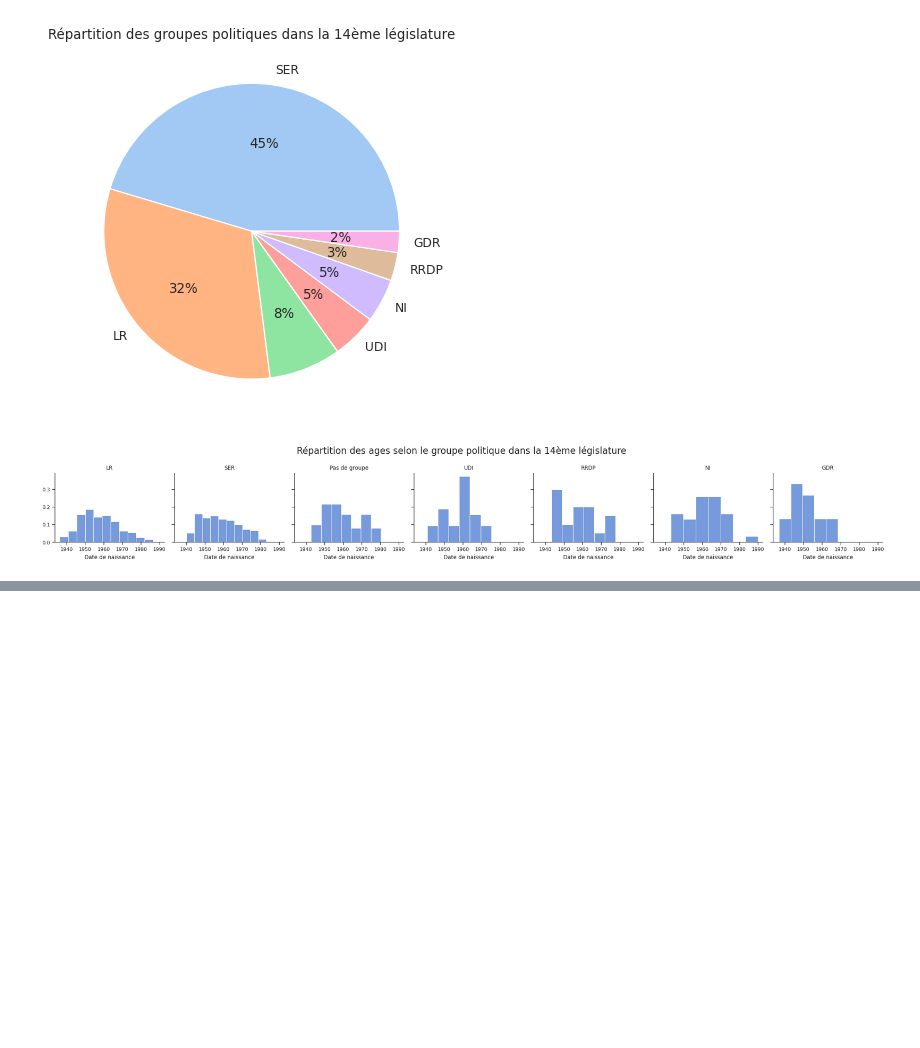
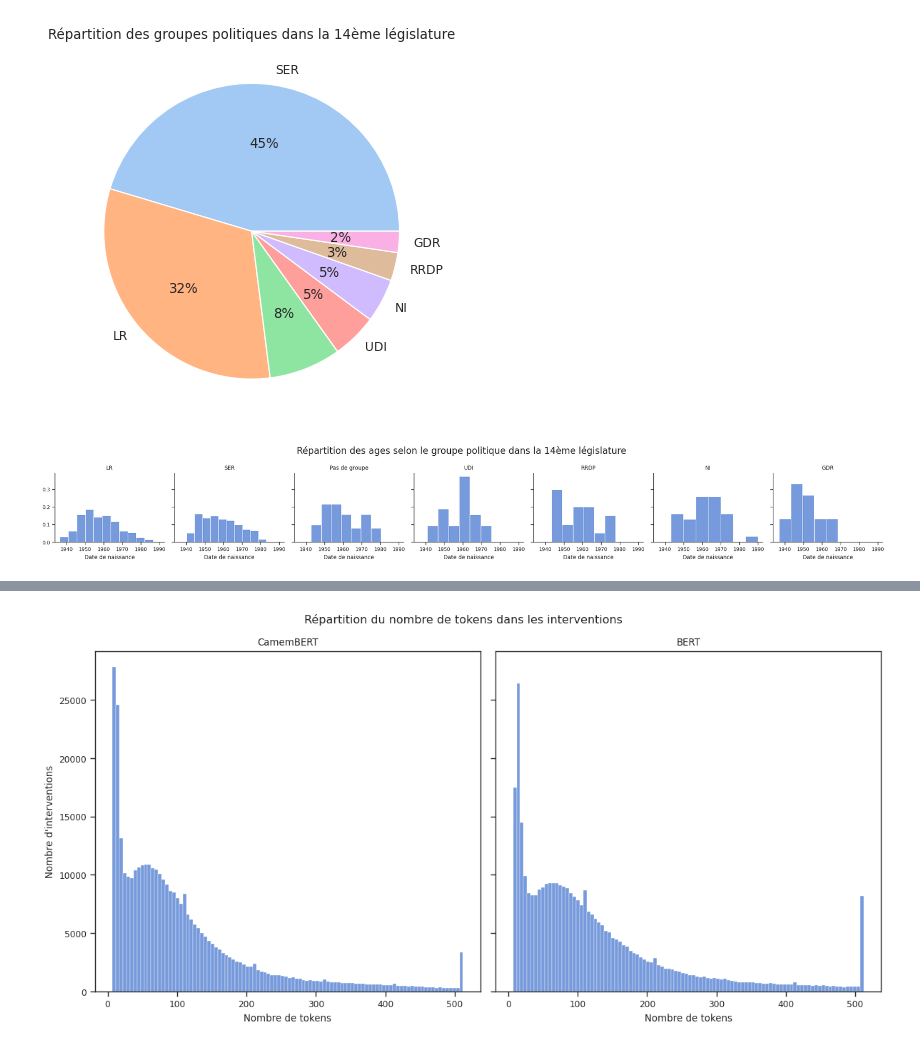
Before and after one commit to gwatkinson/NLP_Assemblee, a Jupyter notebook: docs/notebooks/processing.ipynb, the cells around one changed output, grey strips where cells are left out. Cells and saved outputs as stored; diff of their text form; code cells hidden in the pictures; blank space fills up the shorter version.

```diff
--- a/docs/notebooks/processing.ipynb
+++ b/docs/notebooks/processing.ipynb
@@ -320,0 +354,21 @@ sns.kdeplot(
+# %%
+fig, (ax1, ax2) = plt.subplots(1, 2, figsize=(12, 6), sharey=True)
+
+c_lens = []
+for record in processor14.records:
+    c_lens.append(len(record["camembert_tokens"]["intervention"]["input_ids"]))
+sns.histplot(c_lens, bins=100, ax=ax1)
+ax1.set(xlabel="Nombre de tokens", ylabel="Nombre d'interventions", title="CamemBERT")
+
+b_lens = []
+for record in processor14.records:
+    b_lens.append(len(record["bert_tokens"]["intervention"]["input_ids"]))
+sns.histplot(b_lens, bins=100, ax=ax2)
+ax2.set(xlabel="Nombre de tokens", ylabel="Nombre d'interventions", title="BERT")
+
+
+fig.suptitle("Répartition du nombre de tokens dans les interventions")
+fig.tight_layout()
+fig.savefig("../../images/histplot_nb_tokens.png")
+# %% [output]
+[figure, added]
```
Also changed, not shown: parts of 40 cells of this notebook.
